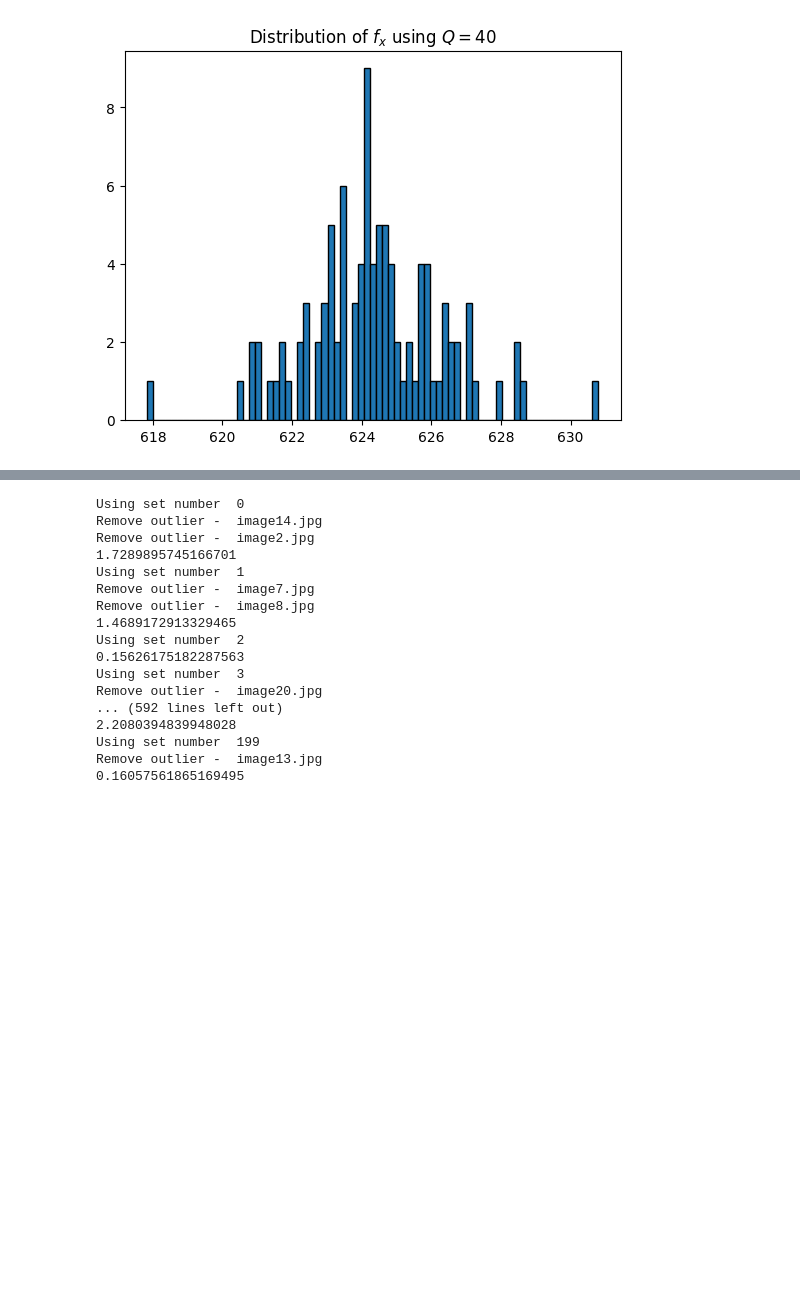
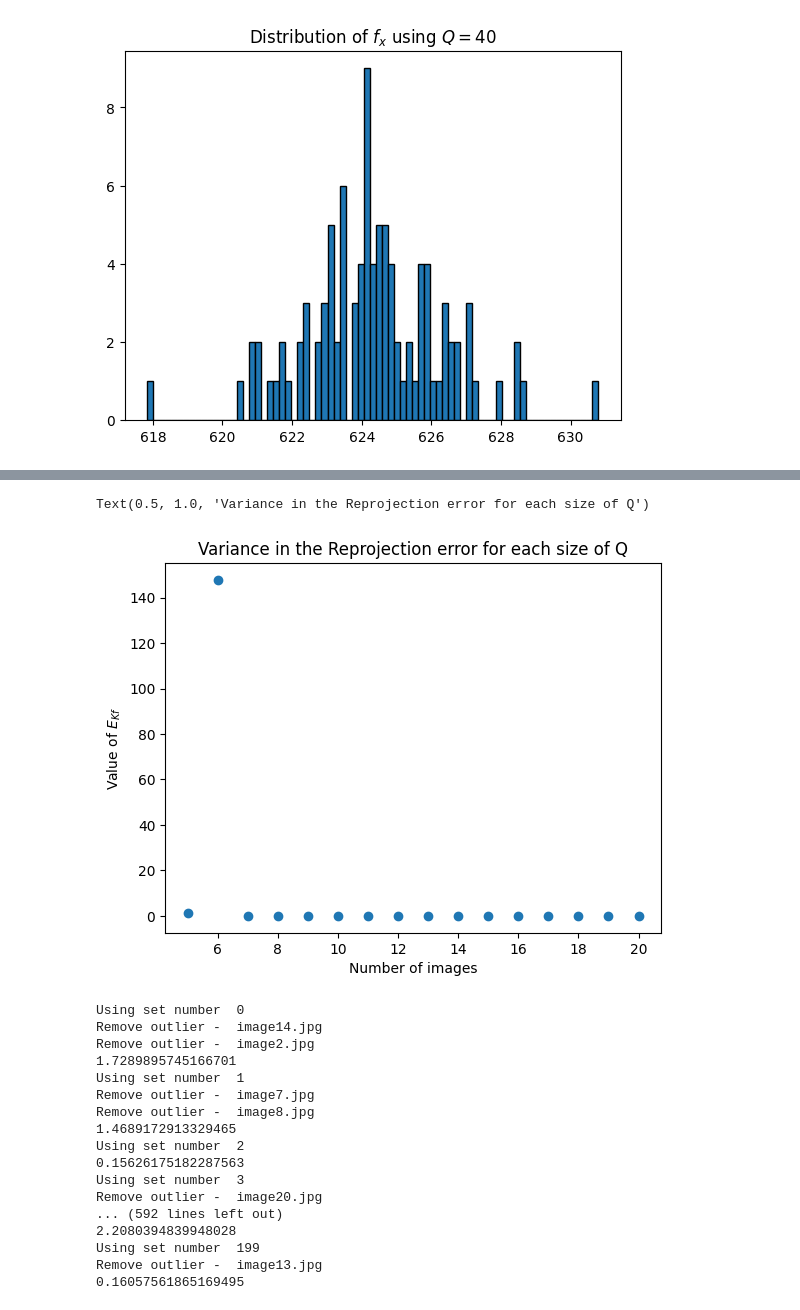
Before and after one commit to MateusPincho/Calibration-Mocap, a Jupyter notebook: modules/camera_calibration_analysis/statistic_analysis/statistic_analysis.ipynb, the cells around one changed output, grey strips where cells are left out. Saved outputs shown, nothing was run; the diff lists cells and outputs as text; code cells hidden in the pictures; blank space fills up the shorter version.

```diff
--- a/modules/camera_calibration_analysis/statistic_analysis/statistic_analysis.ipynb
+++ b/modules/camera_calibration_analysis/statistic_analysis/statistic_analysis.ipynb
@@ -412,0 +403,19 @@ len(list(itertools.combinations(all_images,25)))
+# %%
+E_kf_combinations = []
+
+for i in range(5,21):
+    all_sets = generate_images_subset(images, size_of_q = i)
+    new_sets = random_select_images(all_sets, 200)
+
+    var_ekf = []
+
+    for idx, image_set in enumerate(new_sets):
+        print('Using set number ', idx, 'of q = ', i)
+        image_set = list(image_set)
+        myCalibrator.image_path = image_set
+        myCalibrator.detect_using_SB()
+        e = cross_validation_camera(myPattern, myCalibrator)
+        print(e)
+        var_ekf.append(e)
+
+    E_kf_combinations.append(var_ekf)
@@ -412,0 +440,8 @@ len(list(itertools.combinations(all_images,25)))
+# %%
+array = np.array(E_kf_combinations)
+
+var = []
+for i in range(16):
+    var.append(np.var(array[i]))
+
+var
@@ -413 +465,9 @@ len(list(itertools.combinations(all_images,25)))
+# %%
+plt.scatter(np.arange(5,21), var)
+plt.xlabel("Number of images")
+plt.ylabel("Value of " + r'$E_{Kf}$')
+plt.title("Variance in the Reprojection error for each size of " + r'Q')
+# %% [output]
+Text(0.5, 1.0, 'Variance in the Reprojection error for each size of Q')
+[figure, added]
 # %%
```
Also changed, not shown: parts of 9 cells of this notebook.
